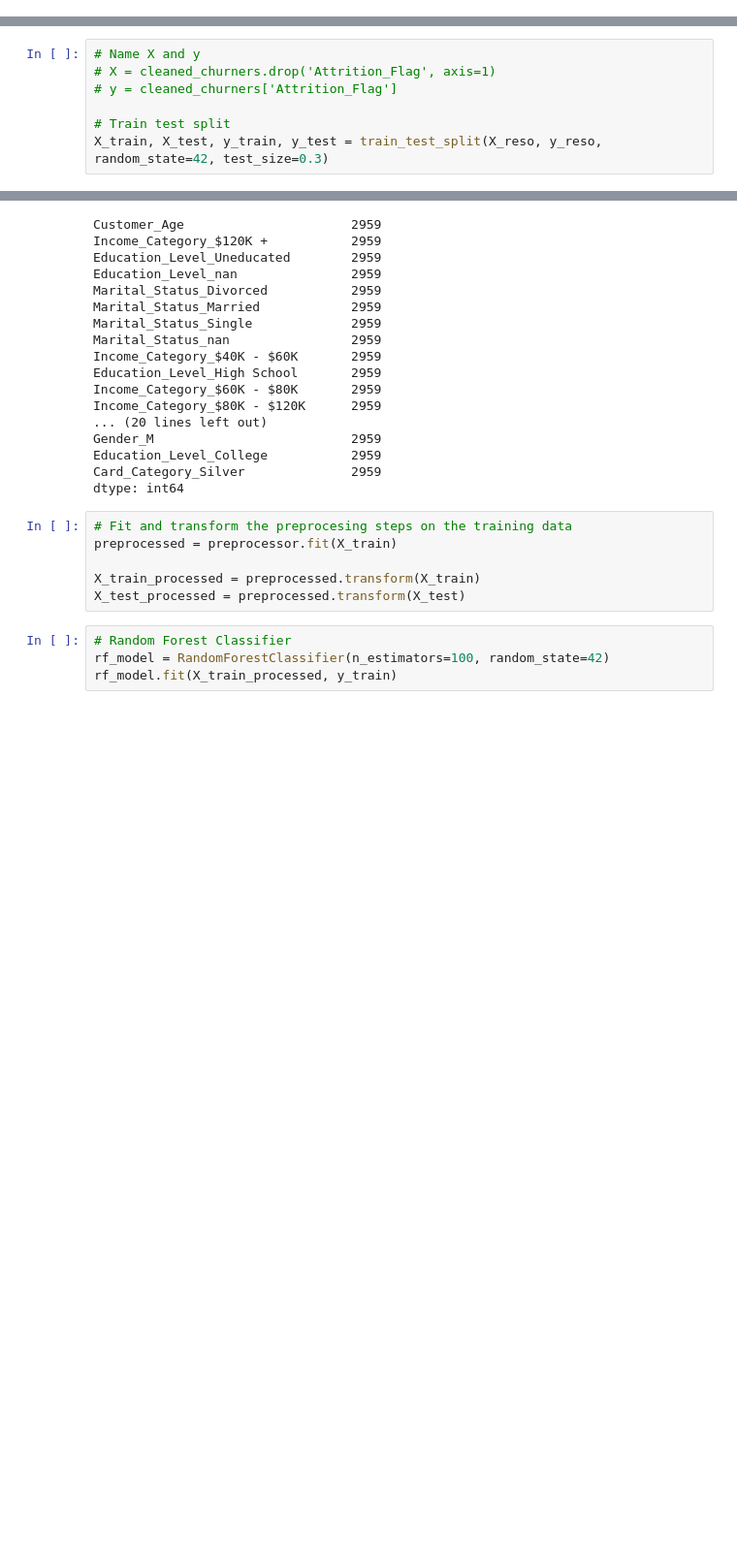
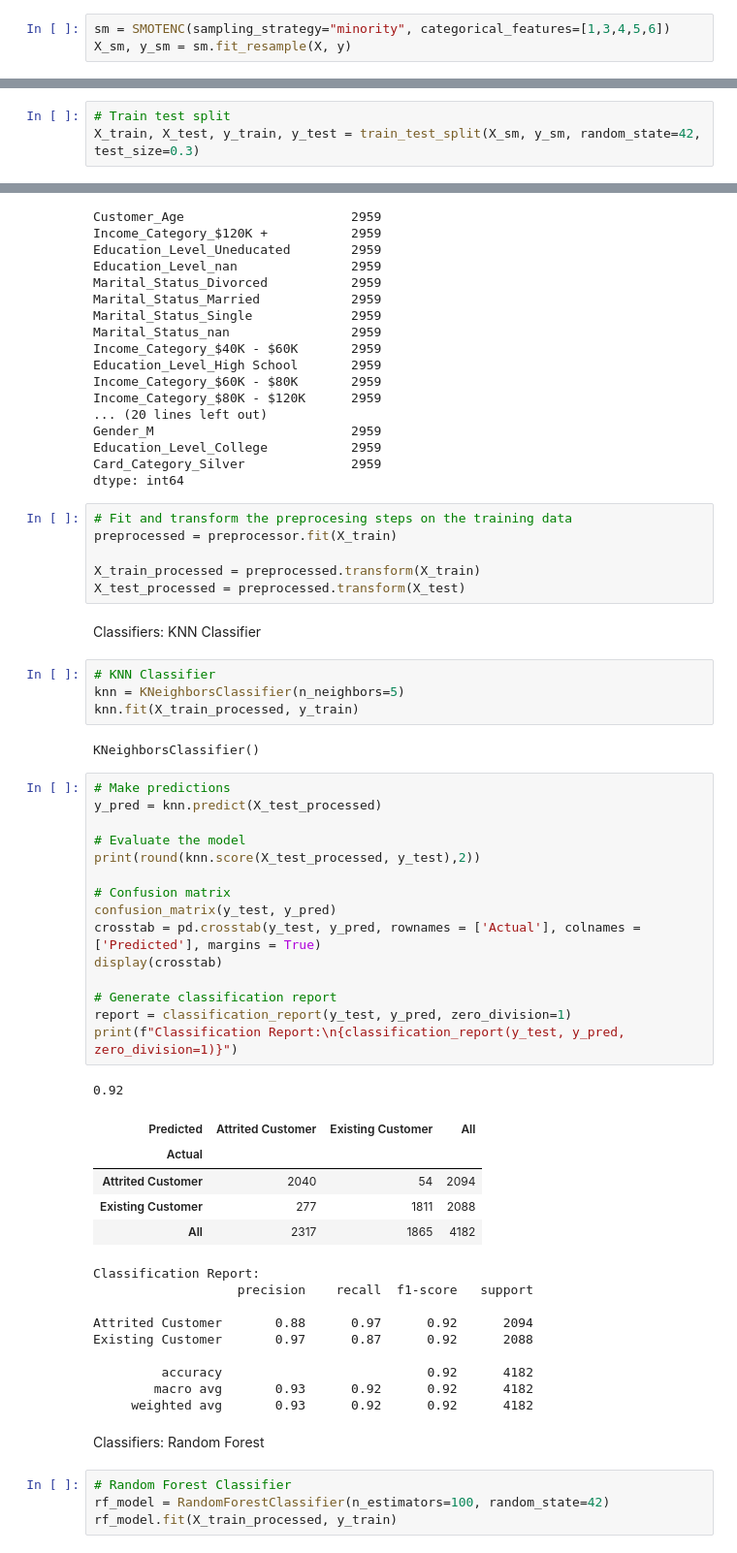
Before and after one commit to fabienne088/churn-prediction, a Jupyter notebook: imbalanced_data.ipynb, the cells around one changed output, grey strips where cells are left out. Shown: that part at 97% size. Cells and saved outputs as stored; diff of their text form; blank space fills up the shorter version.

Commit message:
evaluate model

```diff
--- a/imbalanced_data.ipynb
+++ b/imbalanced_data.ipynb
@@ -92,0 +107,3 @@ SMOTENC: SMOTE with categorical features
+# %%
+sm = SMOTENC(sampling_strategy="minority", categorical_features=[1,3,4,5,6])
+X_sm, y_sm = sm.fit_resample(X, y)
@@ -93,10 +112,6 @@ SMOTENC: SMOTE with categorical features
 # %%
-# Name X and y
-# X = cleaned_churners.drop('Attrition_Flag', axis=1)
-# y = cleaned_churners['Attrition_Flag']
-
 # Train test split
-X_train, X_test, y_train, y_test = train_test_split(X_reso, y_reso, random_state=42, test_size=0.3)
+X_train, X_test, y_train, y_test = train_test_split(X_sm, y_sm, random_state=42, test_size=0.3)
 # %%
 num_cols = X_train.select_dtypes(exclude='object').columns
 cat_cols = X_train.select_dtypes(include='object').columns
@@ -182,6 +197,47 @@ preprocessed = preprocessor.fit(X_train)
 
 X_train_processed = preprocessed.transform(X_train)
 X_test_processed = preprocessed.transform(X_test)
+# %% [markdown]
+Classifiers: KNN Classifier
+# %%
+# KNN Classifier
+knn = KNeighborsClassifier(n_neighbors=5)
+knn.fit(X_train_processed, y_train)
+# %% [output]
+KNeighborsClassifier()
+# %%
+# Make predictions
+y_pred = knn.predict(X_test_processed)
+
+# Evaluate the model
+print(round(knn.score(X_test_processed, y_test),2))
+
+# Confusion matrix
+confusion_matrix(y_test, y_pred)
+crosstab = pd.crosstab(y_test, y_pred, rownames = ['Actual'], colnames =['Predicted'], margins = True)
+display(crosstab)
+
+# Generate classification report
+report = classification_report(y_test, y_pred, zero_division=1)
+print(f"Classification Report:\n{classification_report(y_test, y_pred, zero_division=1)}")
+# %% [output]
+0.92
+| Predicted | Attrited Customer | Existing Customer | All |
+| Actual |  |  |  |
+| Attrited Customer | 2040 | 54 | 2094 |
+| Existing Customer | 277 | 1811 | 2088 |
+| All | 2317 | 1865 | 4182 |
+Classification Report:
+                   precision    recall  f1-score   support
+
+Attrited Customer       0.88      0.97      0.92      2094
+Existing Customer       0.97      0.87      0.92      2088
+
+         accuracy                           0.92      4182
+        macro avg       0.93      0.92      0.92      4182
+     weighted avg       0.93      0.92      0.92      4182
+# %% [markdown]
+Classifiers: Random Forest
 # %%
 # Random Forest Classifier
 rf_model = RandomForestClassifier(n_estimators=100, random_state=42)
```
Also changed, not shown: parts of 12 cells of this notebook, 8 other files.
